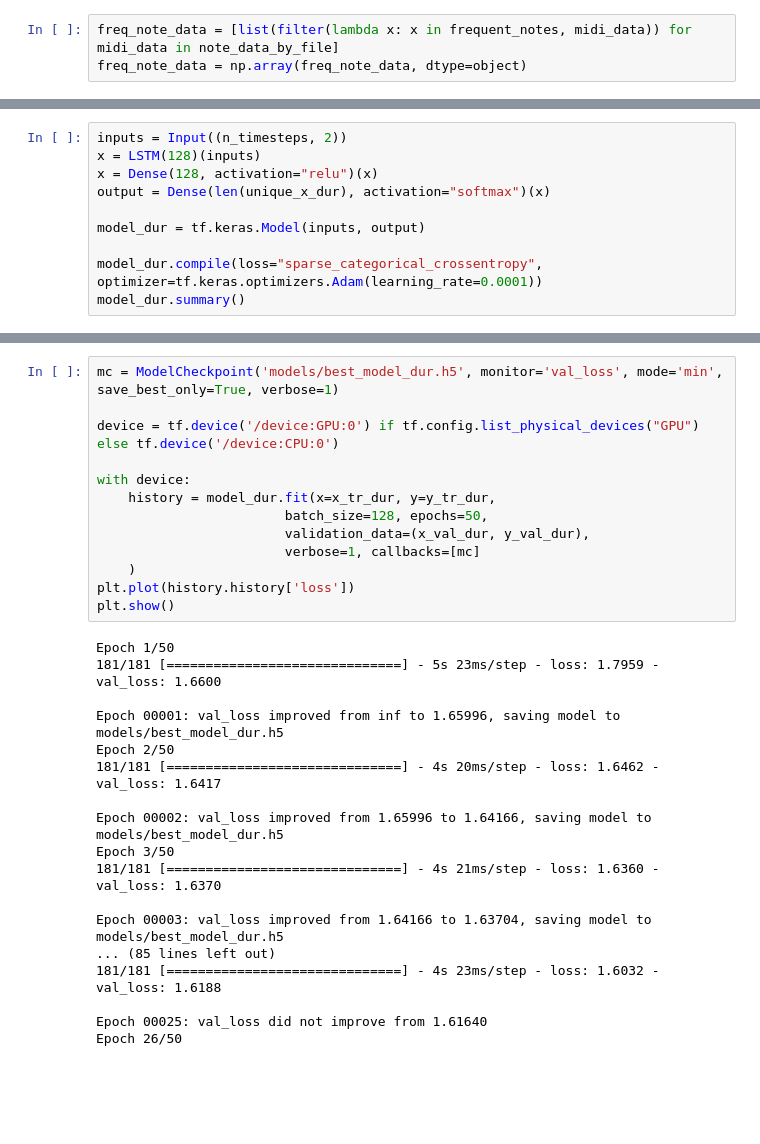
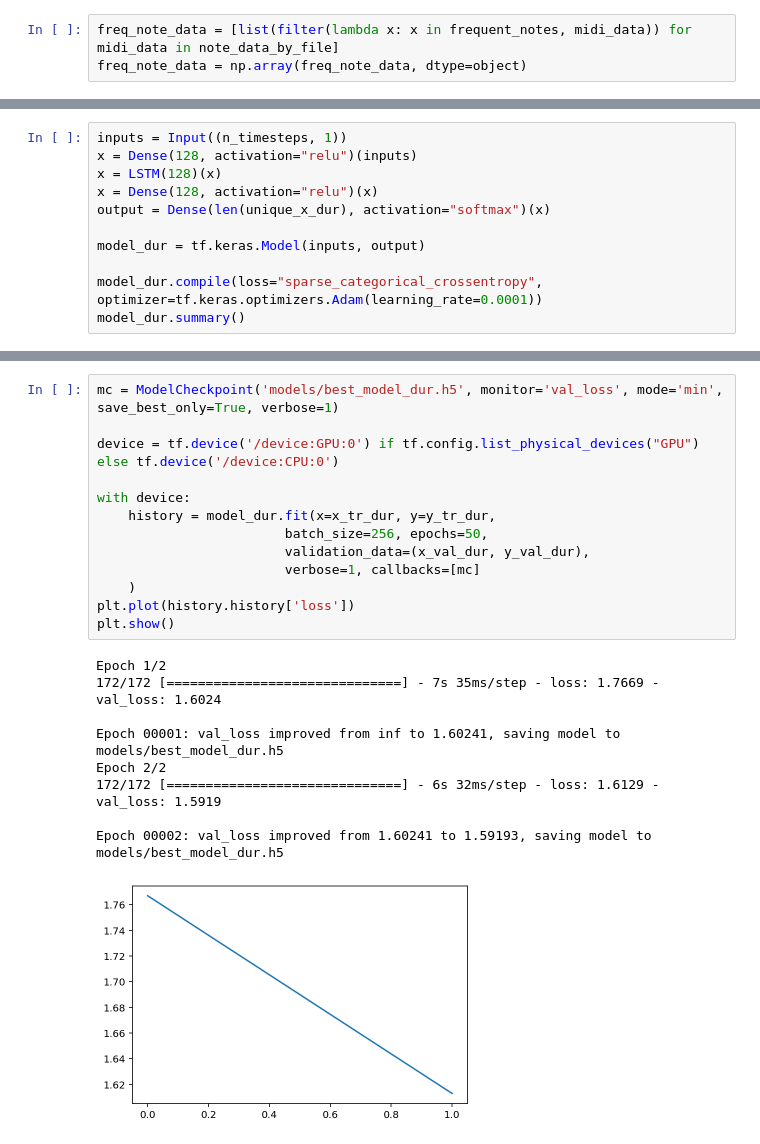
Before and after one commit to benlottes/Music-Generation, a Jupyter notebook: produce_note_model.ipynb, the cells around one changed output, grey strips where cells are left out. Saved outputs shown, nothing was run; the diff lists cells and outputs as text; blank space fills up the shorter version.

```diff
--- a/produce_note_model.ipynb
+++ b/produce_note_model.ipynb
@@ -186,6 +186,7 @@ Epoch 00050: val_loss did not improve from 3.80425
 # %%
-inputs = Input((n_timesteps, 2))
-x = LSTM(128)(inputs)
+inputs = Input((n_timesteps, 1))
+x = Dense(128, activation="relu")(inputs)
+x = LSTM(128)(x)
 x = Dense(128, activation="relu")(x)
 output = Dense(len(unique_x_dur), activation="softmax")(x)
 
@@ -213,34 +216,26 @@ _________________________________________________________________
 # %%
 mc = ModelCheckpoint('models/best_model_dur.h5', monitor='val_loss', mode='min', save_best_only=True, verbose=1)
 
 device = tf.device('/device:GPU:0') if tf.config.list_physical_devices("GPU") else tf.device('/device:CPU:0')
 
 with device:
     history = model_dur.fit(x=x_tr_dur, y=y_tr_dur,
-                        batch_size=128, epochs=50,
+                        batch_size=256, epochs=50,
                         validation_data=(x_val_dur, y_val_dur),
                         verbose=1, callbacks=[mc]
     )
 plt.plot(history.history['loss'])
 plt.show()
 # %% [output]
-Epoch 1/50
-181/181 [==============================] - 5s 23ms/step - loss: 1.7959 - val_loss: 1.6600
+Epoch 1/2
+172/172 [==============================] - 7s 35ms/step - loss: 1.7669 - val_loss: 1.6024
 
-Epoch 00001: val_loss improved from inf to 1.65996, saving model to models/best_model_dur.h5
-Epoch 2/50
-181/181 [==============================] - 4s 20ms/step - loss: 1.6462 - val_loss: 1.6417
+Epoch 00001: val_loss improved from inf to 1.60241, saving model to models/best_model_dur.h5
+Epoch 2/2
+172/172 [==============================] - 6s 32ms/step - loss: 1.6129 - val_loss: 1.5919
 
-Epoch 00002: val_loss improved from 1.65996 to 1.64166, saving model to models/best_model_dur.h5
-Epoch 3/50
-181/181 [==============================] - 4s 21ms/step - loss: 1.6360 - val_loss: 1.6370
-
-Epoch 00003: val_loss improved from 1.64166 to 1.63704, saving model to models/best_model_dur.h5
-... (85 lines left out)
-181/181 [==============================] - 4s 23ms/step - loss: 1.6032 - val_loss: 1.6188
-
-Epoch 00025: val_loss did not improve from 1.61640
-Epoch 26/50
+Epoch 00002: val_loss improved from 1.60241 to 1.59193, saving model to models/best_model_dur.h5
+[figure, added]
 # %%
 # initial_note_sequence = x_val_note[np.random.randint(0, len(x_val_note))]
 # initial_duration_sequence = x_val_dur[np.random.randint(0, len(x_val_dur))]
```
Also changed, not shown: parts of 14 cells of this notebook, 10 other files.
